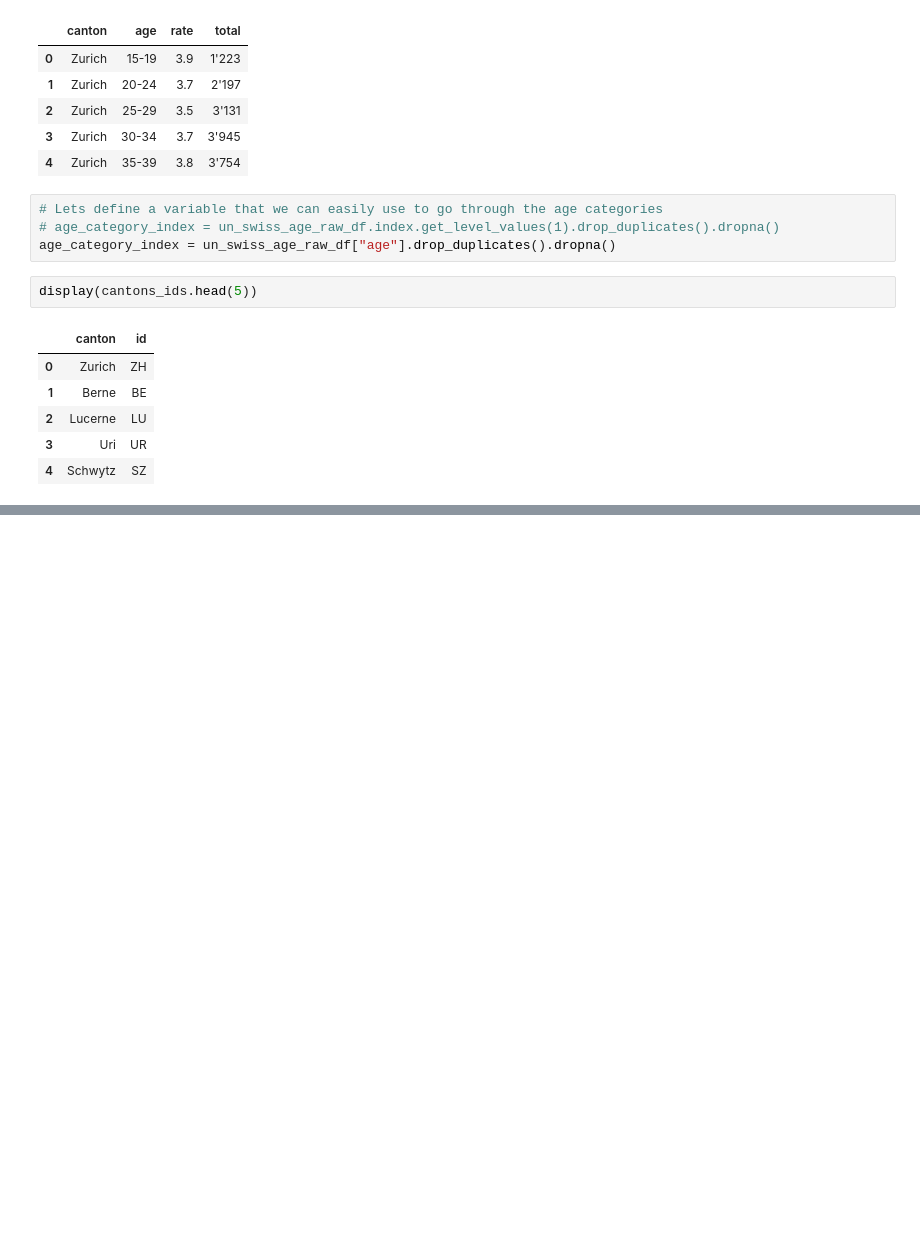
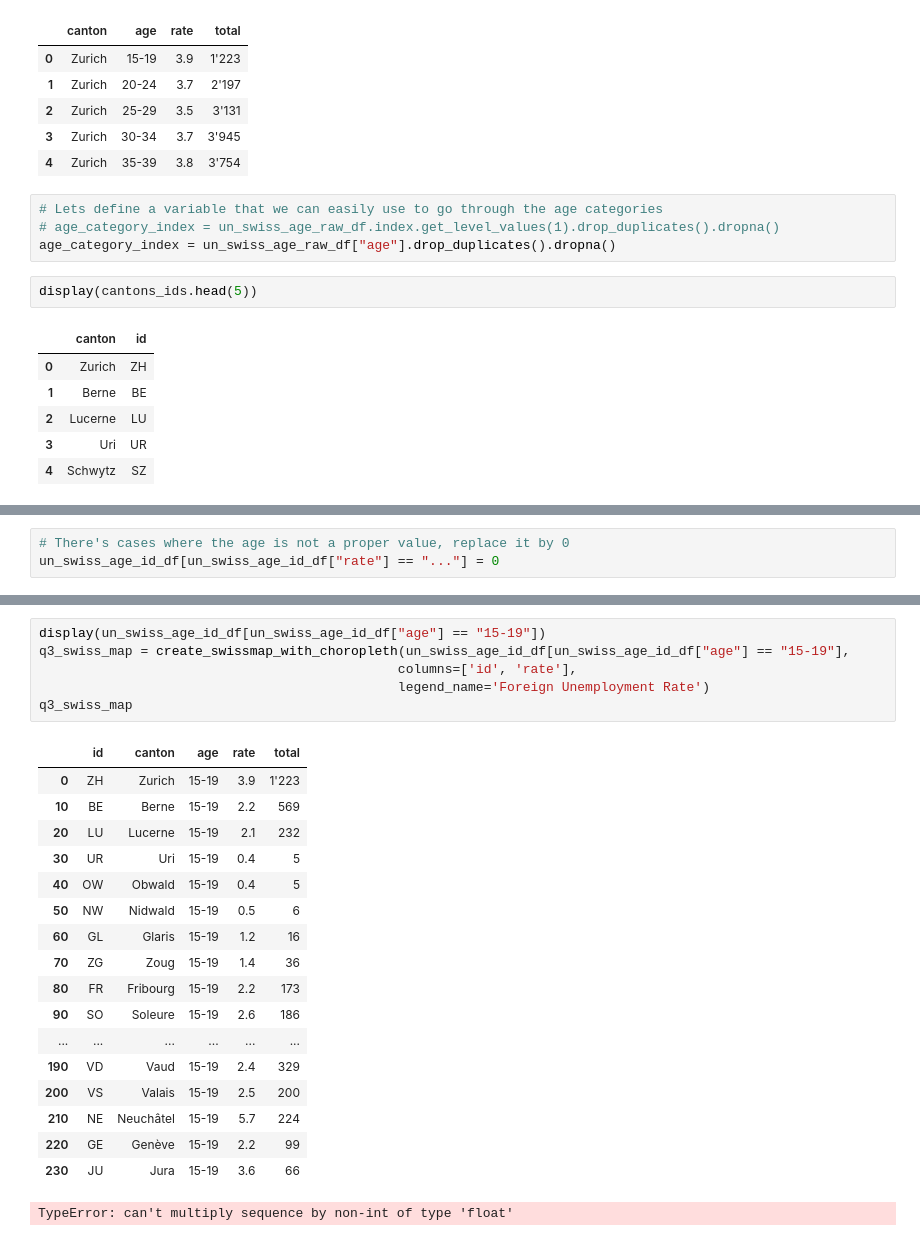
Before and after one commit to vincenzobaz/VBTALL-ADA2017, a Jupyter notebook: Homework 3.ipynb, the cells around one changed output, grey strips where cells are left out. Drawn from its saved outputs; the diff is of its cells as text; blank space fills up the shorter version.

```diff
--- a/Homework 3.ipynb
+++ b/Homework 3.ipynb
@@ -316,3 +316,6 @@ display(un_swiss_age_id_df.head(5))
+# %%
+# There's cases where the age is not a proper value, replace it by 0
+un_swiss_age_id_df[un_swiss_age_id_df["rate"] == "..."] = 0
 # %%
 q3_swiss_map = create_swissmap_with_choropleth(un_swiss_foreign_id_df[un_swiss_foreign_id_df["nationality"] == "foreign"],
                                               columns=['id', 'rate'],
@@ -320,3 +323,28 @@ q3_swiss_map = create_swissmap_with_choropleth(un_swiss_foreign_id_df[un_swiss_f
 q3_swiss_map
 # %% [output]
 [interactive output not drawn]
+# %%
+display(un_swiss_age_id_df[un_swiss_age_id_df["age"] == "15-19"])
+q3_swiss_map = create_swissmap_with_choropleth(un_swiss_age_id_df[un_swiss_age_id_df["age"] == "15-19"],
+                                              columns=['id', 'rate'],
+                                              legend_name='Foreign Unemployment Rate')
+q3_swiss_map
+# %% [output]
+|  | id | canton | age | rate | total |
+| 0 | ZH | Zurich | 15-19 | 3.9 | 1'223 |
+| 10 | BE | Berne | 15-19 | 2.2 | 569 |
+| 20 | LU | Lucerne | 15-19 | 2.1 | 232 |
+| 30 | UR | Uri | 15-19 | 0.4 | 5 |
+| 40 | OW | Obwald | 15-19 | 0.4 | 5 |
+| 50 | NW | Nidwald | 15-19 | 0.5 | 6 |
+| 60 | GL | Glaris | 15-19 | 1.2 | 16 |
+| 70 | ZG | Zoug | 15-19 | 1.4 | 36 |
+| 80 | FR | Fribourg | 15-19 | 2.2 | 173 |
+| 90 | SO | Soleure | 15-19 | 2.6 | 186 |
+| ... | ... | ... | ... | ... | ... |
+| 190 | VD | Vaud | 15-19 | 2.4 | 329 |
+| 200 | VS | Valais | 15-19 | 2.5 | 200 |
+| 210 | NE | Neuchâtel | 15-19 | 5.7 | 224 |
+| 220 | GE | Genève | 15-19 | 2.2 | 99 |
+| 230 | JU | Jura | 15-19 | 3.6 | 66 |
+TypeError: can't multiply sequence by non-int of type 'float'
```
Also changed, not shown: parts of 4 cells of this notebook.
